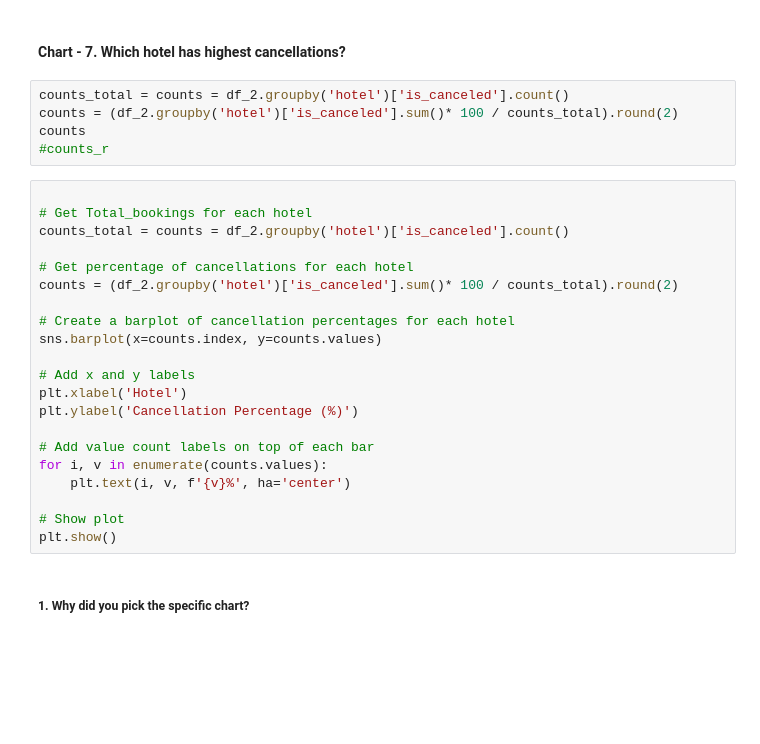
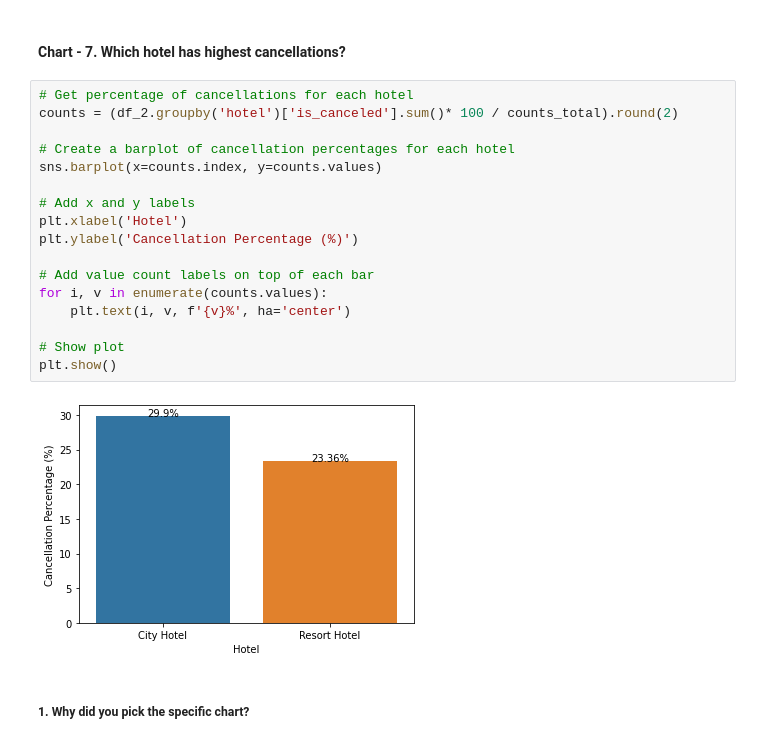
Before and after one commit to pvanand07/EDA-Hotel-Booking-Python, a Jupyter notebook: EDA_Hotel_Booking_Analysis_Almabetter.ipynb, the cells around one changed output. Saved outputs shown, nothing was run; the diff lists cells and outputs as text; blank space fills up the shorter version.

```diff
--- a/EDA_Hotel_Booking_Analysis_Almabetter.ipynb
+++ b/EDA_Hotel_Booking_Analysis_Almabetter.ipynb
@@ -689,32 +679,25 @@ plt.show()
 - Management can use these insights to optimize ADR and to maximize revenue
 # %% [markdown]
 #### Chart - 7. Which hotel has highest cancellations?
-# %%
-counts_total = counts = df_2.groupby('hotel')['is_canceled'].count()
-counts = (df_2.groupby('hotel')['is_canceled'].sum()* 100 / counts_total).round(2)
-counts
-#counts_r
 # %%
-
-# Get Total_bookings for each hotel
-counts_total = counts = df_2.groupby('hotel')['is_canceled'].count()
-
 # Get percentage of cancellations for each hotel
 counts = (df_2.groupby('hotel')['is_canceled'].sum()* 100 / counts_total).round(2)
 
 # Create a barplot of cancellation percentages for each hotel
 sns.barplot(x=counts.index, y=counts.values)
 
 # Add x and y labels
 plt.xlabel('Hotel')
 plt.ylabel('Cancellation Percentage (%)')
 
 # Add value count labels on top of each bar
 for i, v in enumerate(counts.values):
     plt.text(i, v, f'{v}%', ha='center')
 
 # Show plot
 plt.show()
+# %% [output]
+[figure, added]
 # %% [markdown]
 ##### 1. Why did you pick the specific chart?
 # %% [markdown]
```
Also changed, not shown: parts of 37 cells of this notebook.
